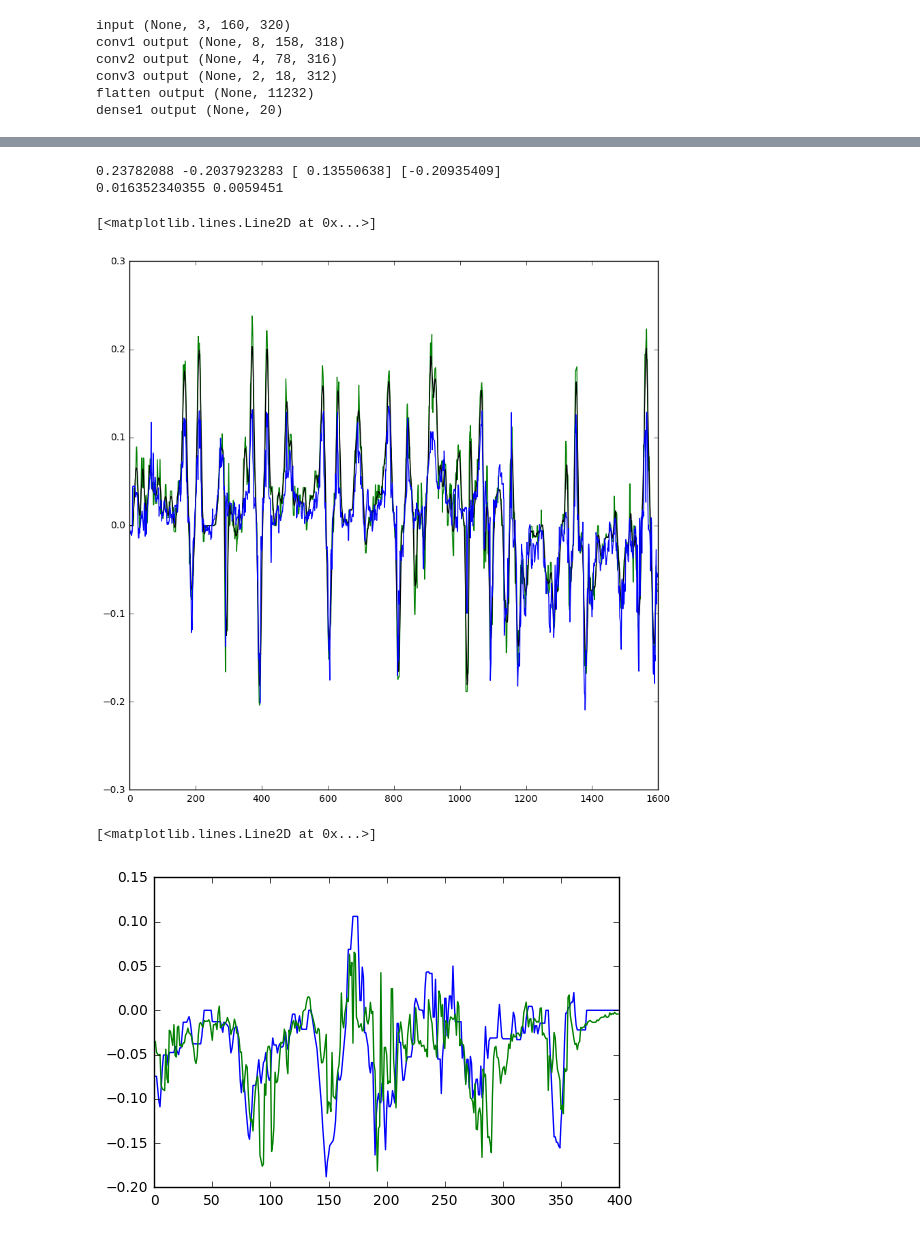
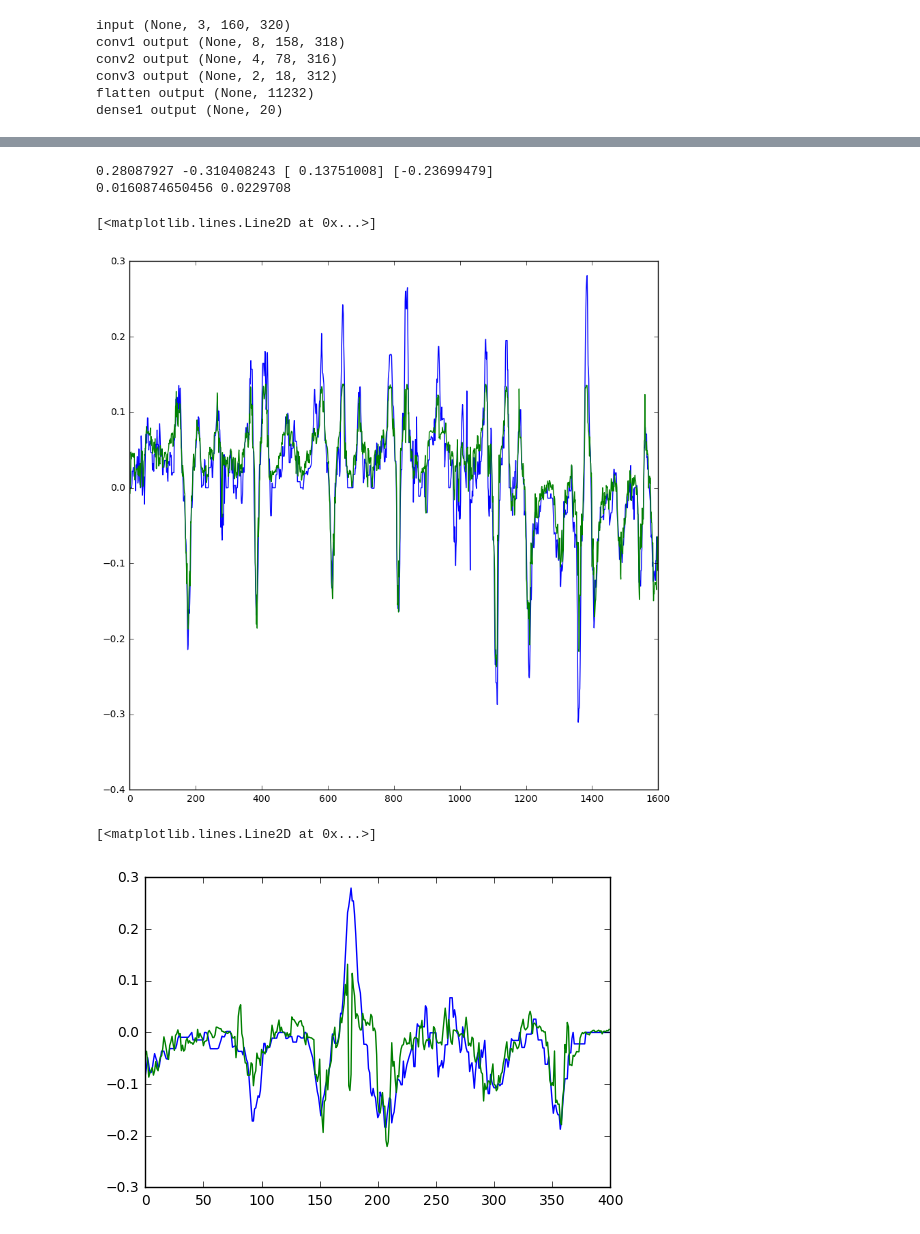
Before and after one commit to berickson/CarND-Behaviorial-Cloning, a Jupyter notebook: Behavorial-Cloning.ipynb, the cells around one changed output, grey strips where cells are left out. Saved outputs shown, nothing was run; the diff lists cells and outputs as text; code cells hidden in the pictures.

```diff
--- a/Behavorial-Cloning.ipynb
+++ b/Behavorial-Cloning.ipynb
@@ -226,7 +205,9 @@ y_train=np.array(y_train)
 y_val=np.array(y_val)
 # %%
 print(np.shape(X_train), np.shape(y_train), np.shape(X_val), np.shape(y_val))
-
-print(np.shape(X_train), np.shape(y_train), np.shape(X_val), np.shape(y_val))
+X_train_r,y_train_r = random_sample(X_train,y_train)
+X_train_r = np.reshape(X_train_r,X_train.shape)
+y_train_r = np.reshape(y_train_r,y_train.shape)
+print(np.shape(X_train_r), np.shape(y_train_r))
 # %% [output]
 (1600, 3, 160, 320) (1600,) (400, 3, 160, 320) (400,)
@@ -280,8 +261,3 @@ conv2 output (None, 4, 78, 316)
 conv3 output (None, 2, 18, 312)
 flatten output (None, 11232)
 dense1 output (None, 20)
-# %%
-model.fit(X_train, y_train,
-          nb_epoch=15, batch_size=64,
-          validation_data=(X_val, y_val))
-#model.save_weights('model.h5')
@@ -306,0 +264,5 @@ Epoch 15/15
+# %%
+
+history = model.fit(X_train_r, y_train_r,
+          nb_epoch=30, batch_size=32,
+          validation_data=(X_val, y_val))
@@ -309,21 +289,21 @@ y_train_predict=model.predict(X_train)
 print(max(y_train), min(y_train), max(y_train_predict), min(y_train_predict))
 print(np.mean(y_train),np.mean(y_train_predict))
 # %% [output]
-0.23782088 -0.2037923283 [ 0.13550638] [-0.20935409]
-0.016352340355 0.0059451
+0.28087927 -0.310408243 [ 0.13751008] [-0.23699479]
+0.0160874650456 0.0229708
 # %%
 
 plt.figure(figsize=(10,10))
-plt.plot(y_train,color='g')
-plt.plot(running_mean(y_train,8),color='k')
-plt.plot(y_train_predict,color='b')
+plt.plot(y_train,color='b')
+#plt.plot(running_mean(y_train,8),color='k')
+plt.plot(y_train_predict,color='g')
 
 #print(len(y_train),len(running_mean(y_train,10)))
 
 #plt.plot(model.predict(X_val),color='r')
 # %% [output]
 [<matplotlib.lines.Line2D at 0x...>]
-[figure, old version]
+[figure, new version]
 # %%
 y_val_predict = model.predict(X_val)
 # %%
@@ -331,7 +311,7 @@ plt.plot(y_val, color='b')
 plt.plot(y_val_predict, color='g')
 # %% [output]
 [<matplotlib.lines.Line2D at 0x...>]
-[figure, old version]
+[figure, new version]
 # %%
 plt.scatter(y_train_predict,y_train,alpha=0.1)
 # %% [output]
```
Also changed, not shown: parts of 15 cells of this notebook.
